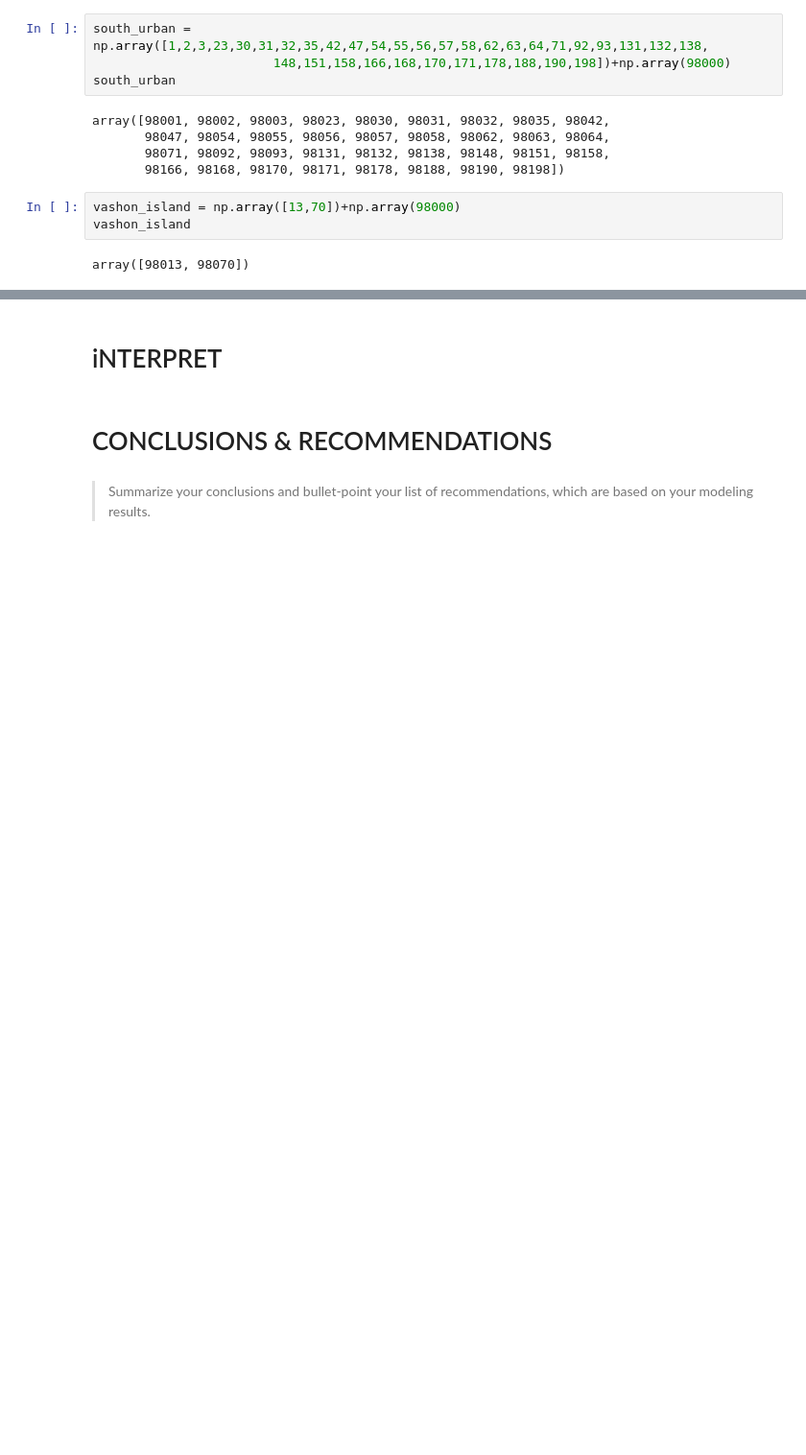
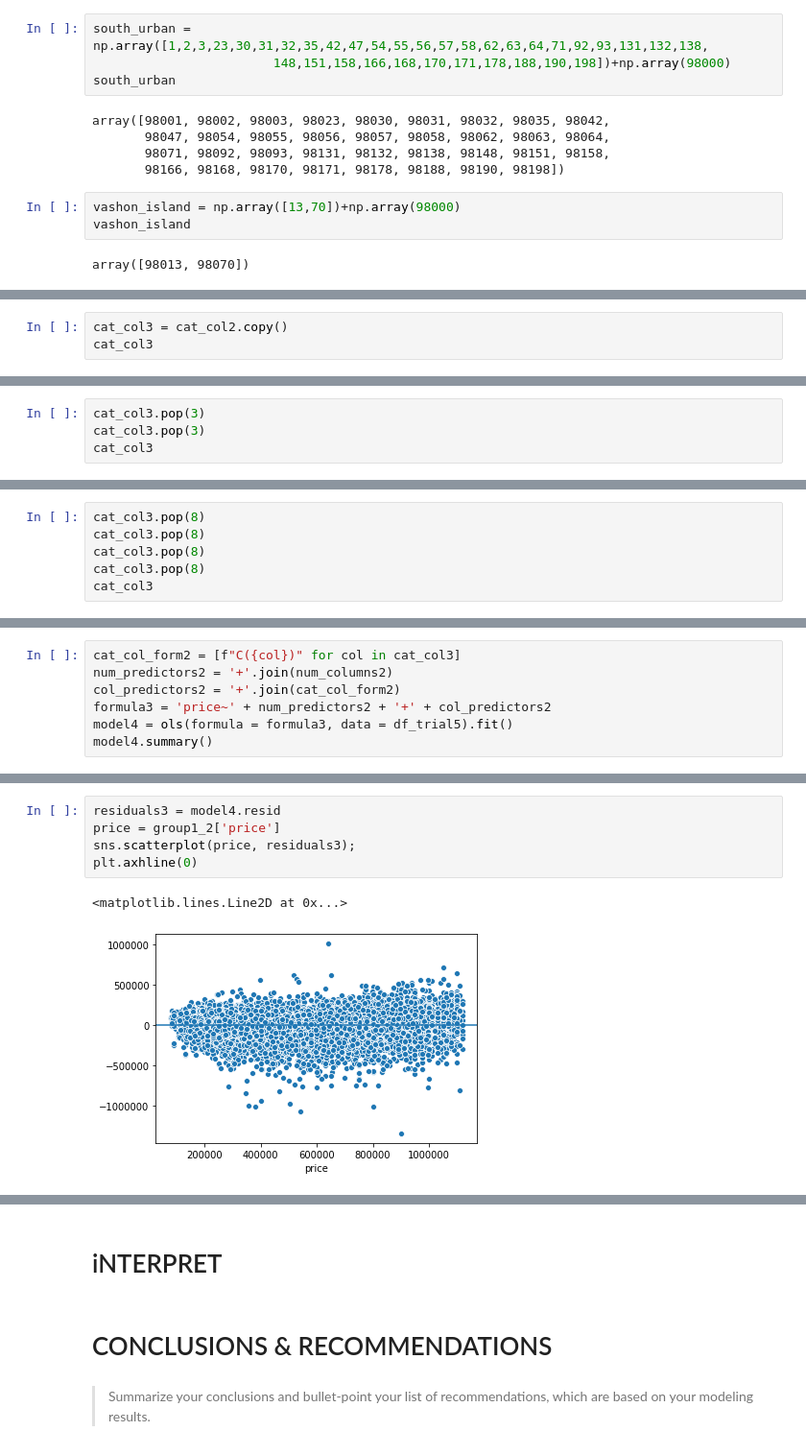
Before and after one commit to NehaP92/dsc-mod-2-project-online-pt-041320, a Jupyter notebook: student_OSEMN.ipynb, the cells around one changed output, grey strips where cells are left out. Shown at 96% size. Saved outputs shown, nothing was run; the diff lists cells and outputs as text; blank space fills up the shorter version.

```diff
--- a/student_OSEMN.ipynb
+++ b/student_OSEMN.ipynb
@@ -1662,0 +2081,3 @@ Name: zipcode, Length: 21597, dtype: bool
+# %%
+cat_col3 = cat_col2.copy()
+cat_col3
@@ -1662,0 +2102,4 @@ Name: zipcode, Length: 21597, dtype: bool
+# %%
+cat_col3.pop(3)
+cat_col3.pop(3)
+cat_col3
@@ -1662,0 +2127,6 @@ Name: zipcode, Length: 21597, dtype: bool
+# %%
+cat_col3.pop(8)
+cat_col3.pop(8)
+cat_col3.pop(8)
+cat_col3.pop(8)
+cat_col3
@@ -1662,0 +2150,7 @@ Name: zipcode, Length: 21597, dtype: bool
+# %%
+cat_col_form2 = [f"C({col})" for col in cat_col3]
+num_predictors2 = '+'.join(num_columns2)
+col_predictors2 = '+'.join(cat_col_form2)
+formula3 = 'price~' + num_predictors2 + '+' + col_predictors2
+model4 = ols(formula = formula3, data = df_trial5).fit()
+model4.summary()
@@ -1662,0 +2230,8 @@ Name: zipcode, Length: 21597, dtype: bool
+# %%
+residuals3 = model4.resid
+price = group1_2['price']
+sns.scatterplot(price, residuals3);
+plt.axhline(0)
+# %% [output]
+<matplotlib.lines.Line2D at 0x...>
+[figure, added]
```
Also changed, not shown: parts of 85 cells of this notebook.
